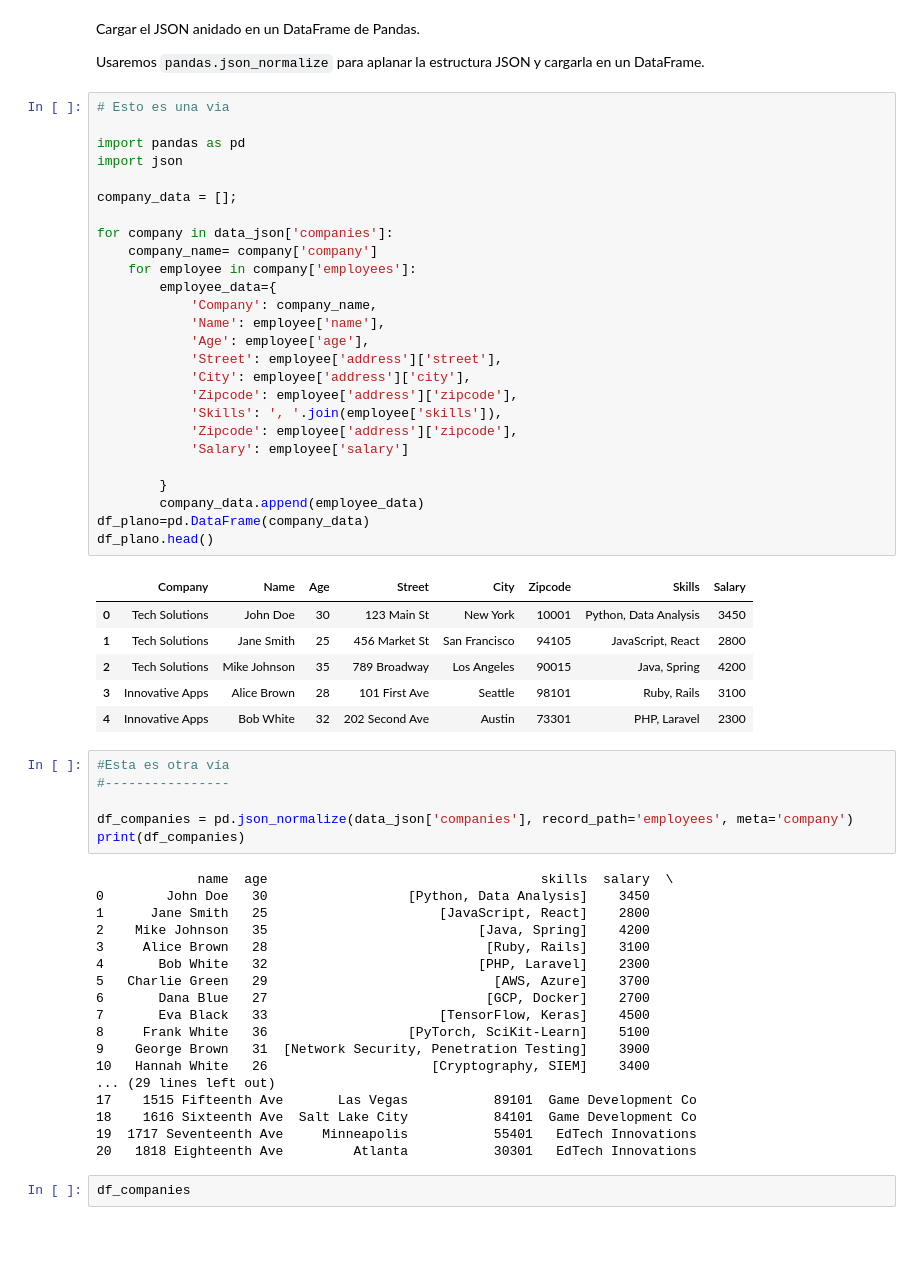
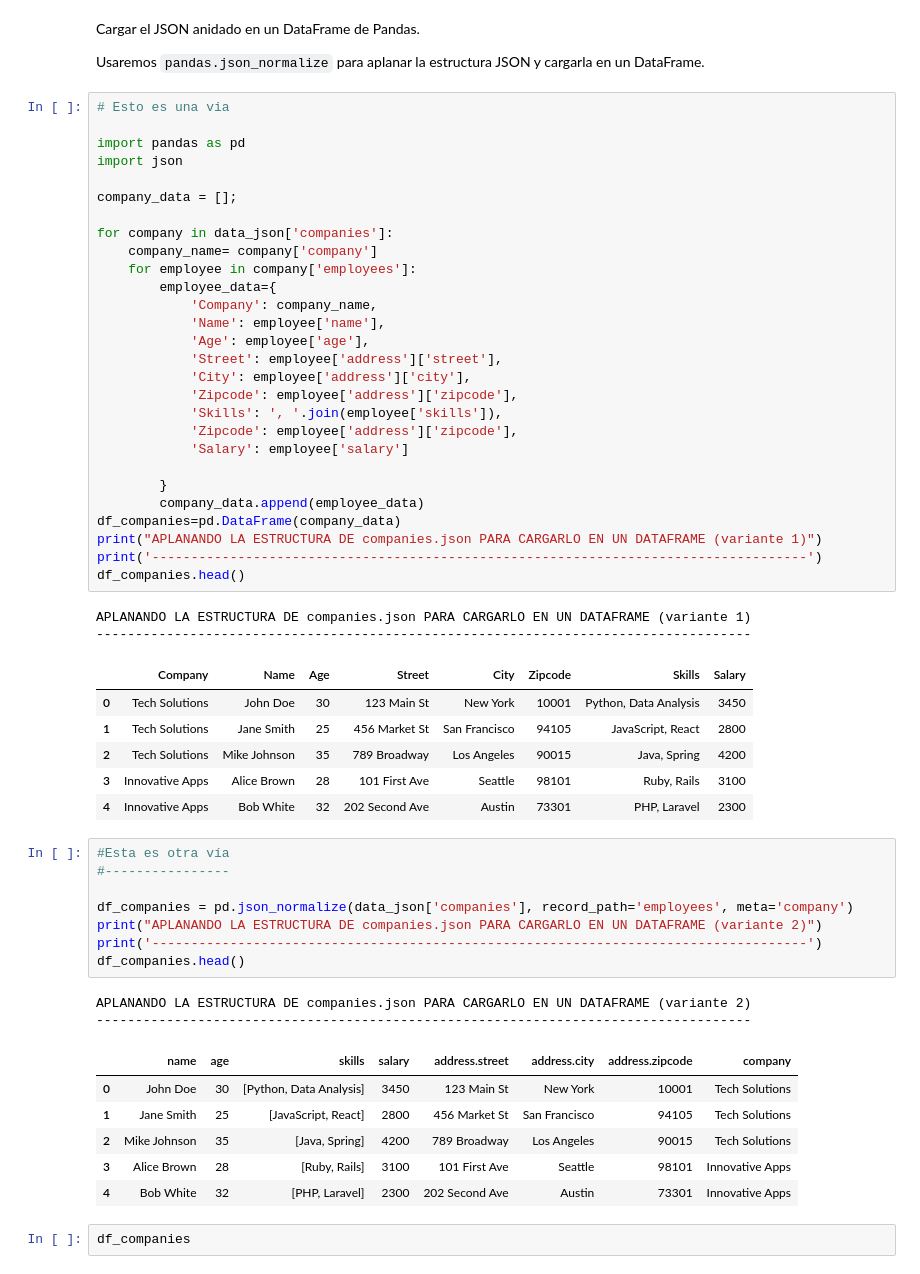
Before and after one commit to mizos0512/RPython, a Jupyter notebook: Notebooks/Clases/P39-JSON_nested.ipynb, the cells around one changed output. Cells and saved outputs as stored; diff of their text form; blank space fills up the shorter version.

Commit message:
Guardando JSON_limpiar.ipynb

```diff
--- a/Notebooks/Clases/P39-JSON_nested.ipynb
+++ b/Notebooks/Clases/P39-JSON_nested.ipynb
@@ -62,9 +117,13 @@ for company in data_json['companies']:
 
         }
         company_data.append(employee_data)
-df_plano=pd.DataFrame(company_data)
-df_plano.head()
+df_companies=pd.DataFrame(company_data)
+print("APLANANDO LA ESTRUCTURA DE companies.json PARA CARGARLO EN UN DATAFRAME (variante 1)")
+print('------------------------------------------------------------------------------------')
+df_companies.head()
 # %% [output]
+APLANANDO LA ESTRUCTURA DE companies.json PARA CARGARLO EN UN DATAFRAME (variante 1)
+------------------------------------------------------------------------------------
 |  | Company | Name | Age | Street | City | Zipcode | Skills | Salary |
 | 0 | Tech Solutions | John Doe | 30 | 123 Main St | New York | 10001 | Python, Data Analysis | 3450 |
 | 1 | Tech Solutions | Jane Smith | 25 | 456 Market St | San Francisco | 94105 | JavaScript, React | 2800 |
@@ -74,27 +133,20 @@ df_plano.head()
 # %%
 #Esta es otra vía
 #----------------
 
 df_companies = pd.json_normalize(data_json['companies'], record_path='employees', meta='company')
-print(df_companies)
+print("APLANANDO LA ESTRUCTURA DE companies.json PARA CARGARLO EN UN DATAFRAME (variante 2)")
+print('------------------------------------------------------------------------------------')
+df_companies.head()
 # %% [output]
-             name  age                                   skills  salary  \
-0        John Doe   30                  [Python, Data Analysis]    3450
-1      Jane Smith   25                      [JavaScript, React]    2800
-2    Mike Johnson   35                           [Java, Spring]    4200
-3     Alice Brown   28                            [Ruby, Rails]    3100
-4       Bob White   32                           [PHP, Laravel]    2300
-5   Charlie Green   29                             [AWS, Azure]    3700
-6       Dana Blue   27                            [GCP, Docker]    2700
-7       Eva Black   33                      [TensorFlow, Keras]    4500
-8     Frank White   36                  [PyTorch, SciKit-Learn]    5100
-9    George Brown   31  [Network Security, Penetration Testing]    3900
-10   Hannah White   26                     [Cryptography, SIEM]    3400
-... (29 lines left out)
-17    1515 Fifteenth Ave       Las Vegas           89101  Game Development Co
-18    1616 Sixteenth Ave  Salt Lake City           84101  Game Development Co
-19  1717 Seventeenth Ave     Minneapolis           55401   EdTech Innovations
-20   1818 Eighteenth Ave         Atlanta           30301   EdTech Innovations
+APLANANDO LA ESTRUCTURA DE companies.json PARA CARGARLO EN UN DATAFRAME (variante 2)
+------------------------------------------------------------------------------------
+|  | name | age | skills | salary | address.street | address.city | address.zipcode | company |
+| 0 | John Doe | 30 | [Python, Data Analysis] | 3450 | 123 Main St | New York | 10001 | Tech Solutions |
+| 1 | Jane Smith | 25 | [JavaScript, React] | 2800 | 456 Market St | San Francisco | 94105 | Tech Solutions |
+| 2 | Mike Johnson | 35 | [Java, Spring] | 4200 | 789 Broadway | Los Angeles | 90015 | Tech Solutions |
+| 3 | Alice Brown | 28 | [Ruby, Rails] | 3100 | 101 First Ave | Seattle | 98101 | Innovative Apps |
+| 4 | Bob White | 32 | [PHP, Laravel] | 2300 | 202 Second Ave | Austin | 73301 | Innovative Apps |
 # %%
 df_companies
 # %% [output]
```
Also changed, not shown: parts of 3 cells of this notebook, 1 other file.
